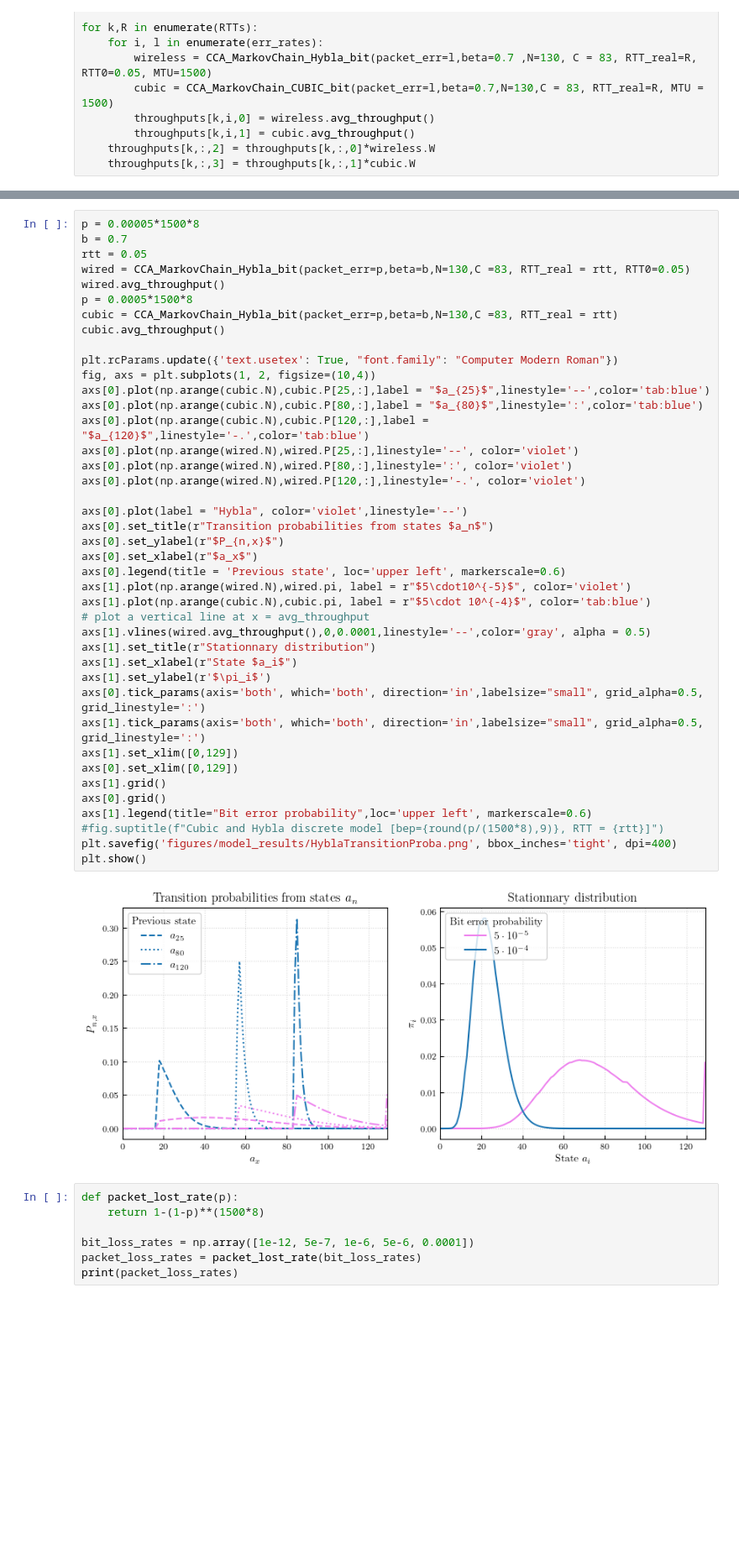
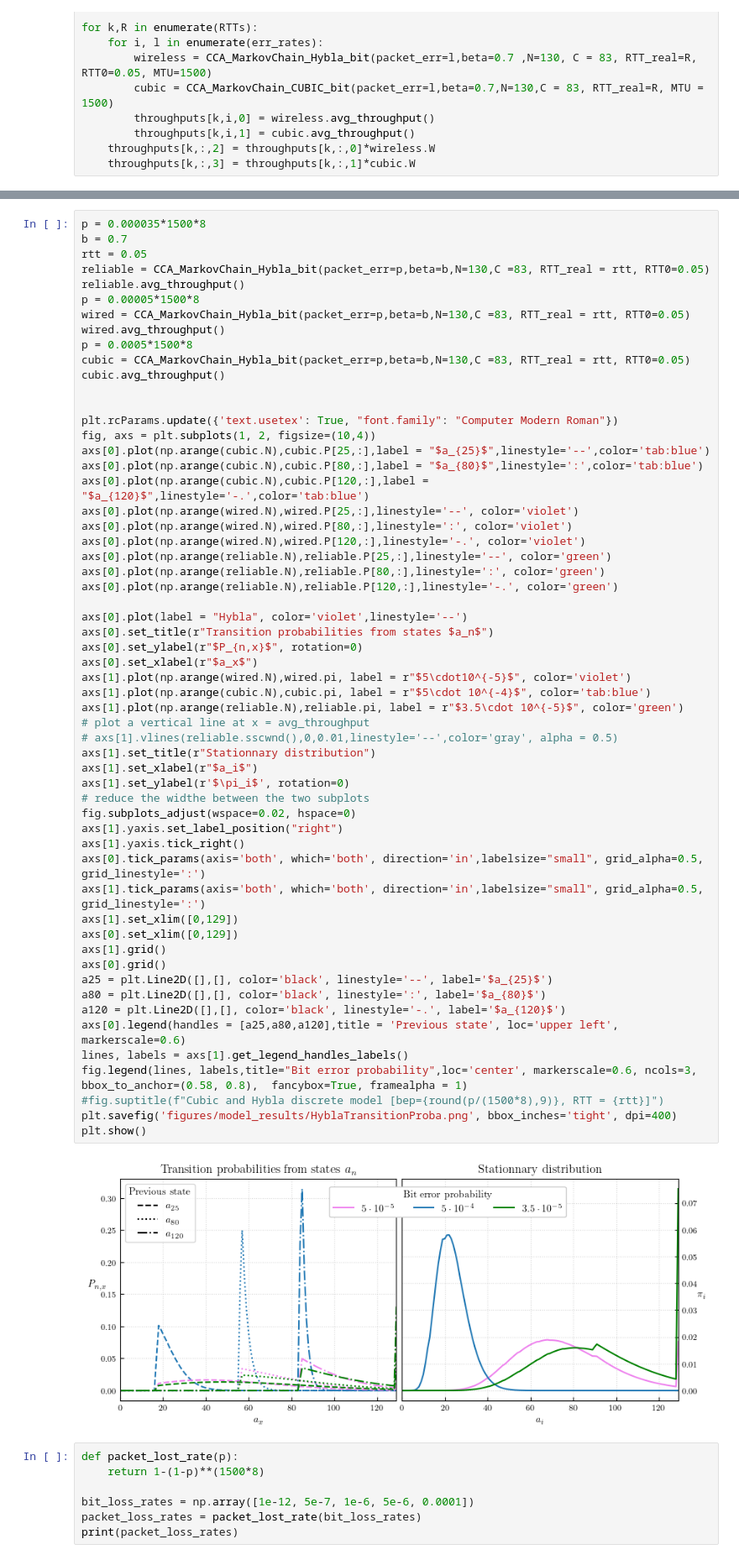
Before and after one commit to megretj/qpepcca, a Jupyter notebook: bitBasedMarkovianModel.ipynb, the cells around one changed output, grey strips where cells are left out. Shown at 84% size. Saved outputs shown, nothing was run; the diff lists cells and outputs as text; blank space fills up the shorter version.

```diff
--- a/bitBasedMarkovianModel.ipynb
+++ b/bitBasedMarkovianModel.ipynb
@@ -70,48 +70,64 @@ plt.show()
 [1.e-09 1.e-08 1.e-07 1.e-06 1.e-05 1.e-04 1.e-03 1.e-02 1.e-01 1.e+00]
 [figure]
 # %%
-p = 0.00005*1500*8
+p = 0.000035*1500*8
 b = 0.7
 rtt = 0.05
+reliable = CCA_MarkovChain_Hybla_bit(packet_err=p,beta=b,N=130,C =83, RTT_real = rtt, RTT0=0.05)
+reliable.avg_throughput()
+p = 0.00005*1500*8
 wired = CCA_MarkovChain_Hybla_bit(packet_err=p,beta=b,N=130,C =83, RTT_real = rtt, RTT0=0.05)
 wired.avg_throughput()
 p = 0.0005*1500*8
-cubic = CCA_MarkovChain_Hybla_bit(packet_err=p,beta=b,N=130,C =83, RTT_real = rtt)
+cubic = CCA_MarkovChain_Hybla_bit(packet_err=p,beta=b,N=130,C =83, RTT_real = rtt, RTT0=0.05)
 cubic.avg_throughput()
+
 
 plt.rcParams.update({'text.usetex': True, "font.family": "Computer Modern Roman"})
 fig, axs = plt.subplots(1, 2, figsize=(10,4))
 axs[0].plot(np.arange(cubic.N),cubic.P[25,:],label = "$a_{25}$",linestyle='--',color='tab:blue')
 axs[0].plot(np.arange(cubic.N),cubic.P[80,:],label = "$a_{80}$",linestyle=':',color='tab:blue')
 axs[0].plot(np.arange(cubic.N),cubic.P[120,:],label = "$a_{120}$",linestyle='-.',color='tab:blue')
 axs[0].plot(np.arange(wired.N),wired.P[25,:],linestyle='--', color='violet')
 axs[0].plot(np.arange(wired.N),wired.P[80,:],linestyle=':', color='violet')
 axs[0].plot(np.arange(wired.N),wired.P[120,:],linestyle='-.', color='violet')
+axs[0].plot(np.arange(reliable.N),reliable.P[25,:],linestyle='--', color='green')
+axs[0].plot(np.arange(reliable.N),reliable.P[80,:],linestyle=':', color='green')
+axs[0].plot(np.arange(reliable.N),reliable.P[120,:],linestyle='-.', color='green')
 
 axs[0].plot(label = "Hybla", color='violet',linestyle='--')
 axs[0].set_title(r"Transition probabilities from states $a_n$")
-axs[0].set_ylabel(r"$P_{n,x}$")
+axs[0].set_ylabel(r"$P_{n,x}$", rotation=0)
 axs[0].set_xlabel(r"$a_x$")
-axs[0].legend(title = 'Previous state', loc='upper left', markerscale=0.6)
 axs[1].plot(np.arange(wired.N),wired.pi, label = r"$5\cdot10^{-5}$", color='violet')
 axs[1].plot(np.arange(cubic.N),cubic.pi, label = r"$5\cdot 10^{-4}$", color='tab:blue')
+axs[1].plot(np.arange(reliable.N),reliable.pi, label = r"$3.5\cdot 10^{-5}$", color='green')
 # plot a vertical line at x = avg_throughput
-axs[1].vlines(wired.avg_throughput(),0,0.0001,linestyle='--',color='gray', alpha = 0.5)
+# axs[1].vlines(reliable.sscwnd(),0,0.01,linestyle='--',color='gray', alpha = 0.5)
 axs[1].set_title(r"Stationnary distribution")
-axs[1].set_xlabel(r"State $a_i$")
-axs[1].set_ylabel(r'$\pi_i$')
+axs[1].set_xlabel(r"$a_i$")
+axs[1].set_ylabel(r'$\pi_i$', rotation=0)
+# reduce the widthe between the two subplots
+fig.subplots_adjust(wspace=0.02, hspace=0)
+axs[1].yaxis.set_label_position("right")
+axs[1].yaxis.tick_right()
 axs[0].tick_params(axis='both', which='both', direction='in',labelsize="small", grid_alpha=0.5, grid_linestyle=':')
 axs[1].tick_params(axis='both', which='both', direction='in',labelsize="small", grid_alpha=0.5, grid_linestyle=':')
 axs[1].set_xlim([0,129])
 axs[0].set_xlim([0,129])
 axs[1].grid()
 axs[0].grid()
-axs[1].legend(title="Bit error probability",loc='upper left', markerscale=0.6)
+a25 = plt.Line2D([],[], color='black', linestyle='--', label='$a_{25}$')
+a80 = plt.Line2D([],[], color='black', linestyle=':', label='$a_{80}$')
+a120 = plt.Line2D([],[], color='black', linestyle='-.', label='$a_{120}$')
+axs[0].legend(handles = [a25,a80,a120],title = 'Previous state', loc='upper left', markerscale=0.6)
+lines, labels = axs[1].get_legend_handles_labels()
+fig.legend(lines, labels,title="Bit error probability",loc='center', markerscale=0.6, ncols=3, bbox_to_anchor=(0.58, 0.8),  fancybox=True, framealpha = 1)
 #fig.suptitle(f"Cubic and Hybla discrete model [bep={round(p/(1500*8),9)}, RTT = {rtt}]")
 plt.savefig('figures/model_results/HyblaTransitionProba.png', bbox_inches='tight', dpi=400)
 plt.show()
 # %% [output]
-[figure, old version]
+[figure, new version]
 # %%
 def packet_lost_rate(p):
     return 1-(1-p)**(1500*8)
```
Also changed, not shown: 10 other files.
